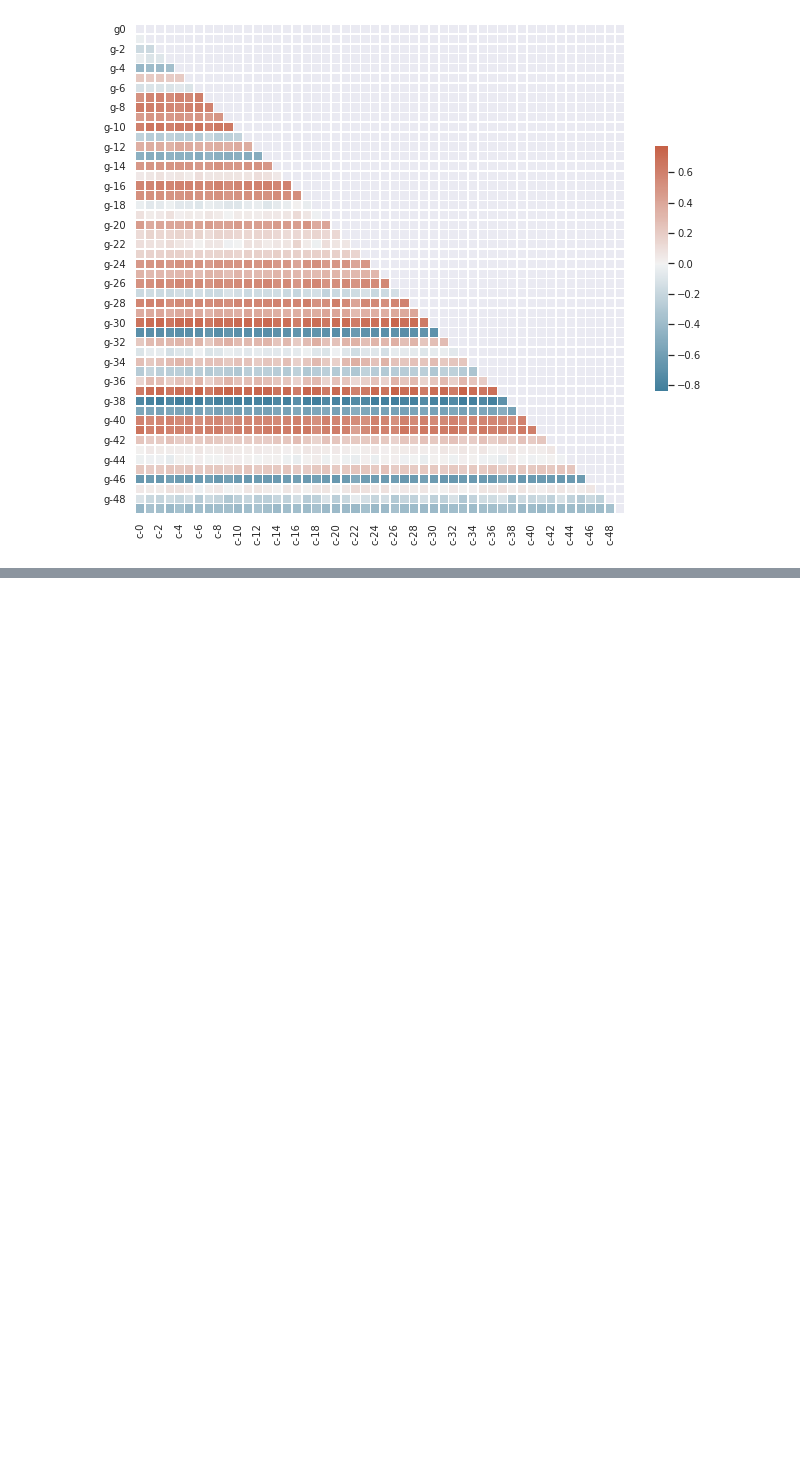
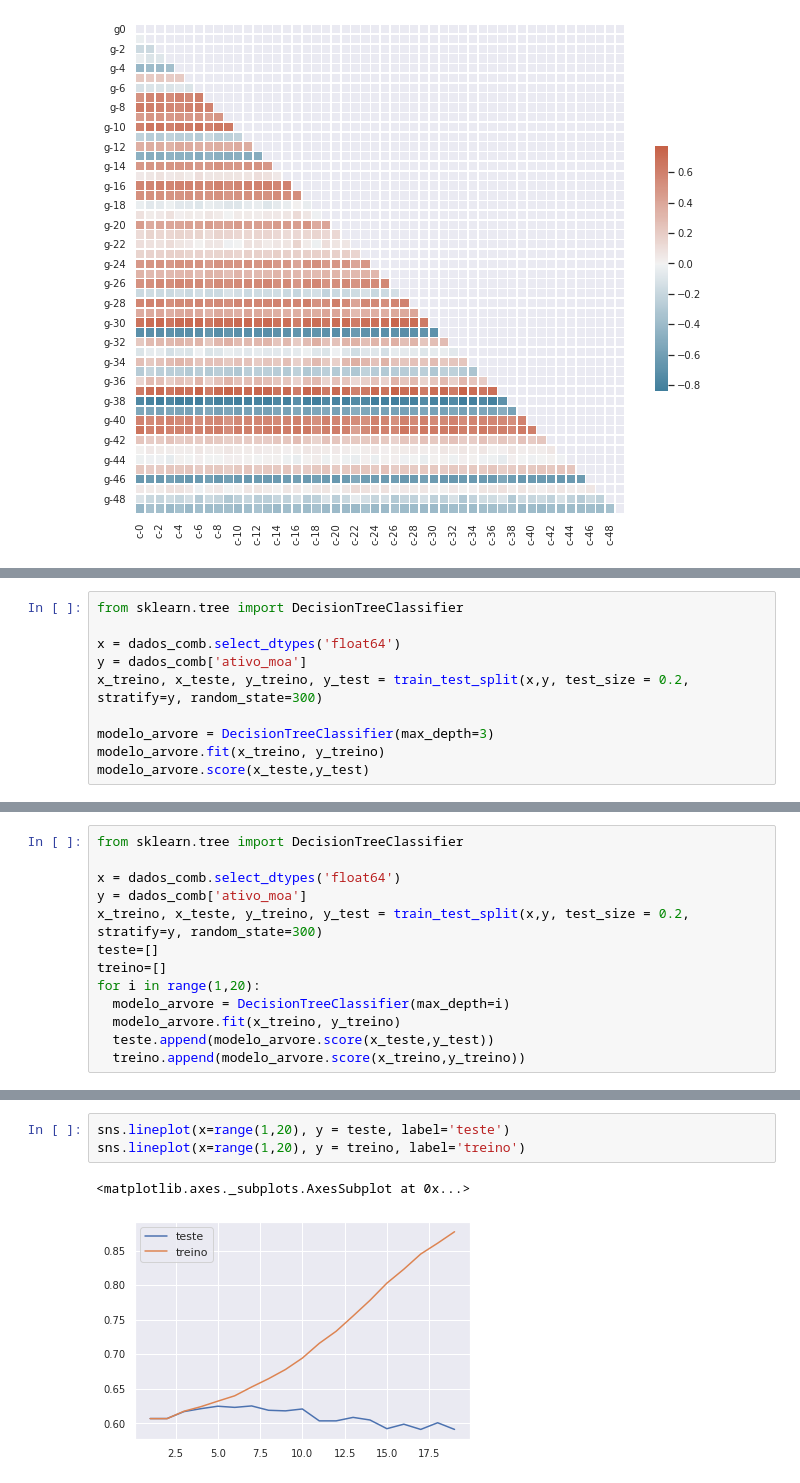
Before and after one commit to MagnusFelinto/Estudos, a Jupyter notebook: Imerção_Dados.ipynb, the cells around one changed output, grey strips where cells are left out. Drawn from its saved outputs; the diff is of its cells as text; blank space fills up the shorter version.

```diff
--- a/Imerção_Dados.ipynb
+++ b/Imerção_Dados.ipynb
@@ -862,0 +1115,10 @@ crosstab
+# %%
+from sklearn.tree import DecisionTreeClassifier
+
+x = dados_comb.select_dtypes('float64')
+y = dados_comb['ativo_moa']
+x_treino, x_teste, y_treino, y_test = train_test_split(x,y, test_size = 0.2, stratify=y, random_state=300)
+
+modelo_arvore = DecisionTreeClassifier(max_depth=3)
+modelo_arvore.fit(x_treino, y_treino)
+modelo_arvore.score(x_teste,y_test)
@@ -862,0 +1127,13 @@ crosstab
+# %%
+from sklearn.tree import DecisionTreeClassifier
+
+x = dados_comb.select_dtypes('float64')
+y = dados_comb['ativo_moa']
+x_treino, x_teste, y_treino, y_test = train_test_split(x,y, test_size = 0.2, stratify=y, random_state=300)
+teste=[]
+treino=[]
+for i in range(1,20):
+  modelo_arvore = DecisionTreeClassifier(max_depth=i)
+  modelo_arvore.fit(x_treino, y_treino)
+  teste.append(modelo_arvore.score(x_teste,y_test))
+  treino.append(modelo_arvore.score(x_treino,y_treino))
@@ -862,0 +1184,6 @@ crosstab
+# %%
+sns.lineplot(x=range(1,20), y = teste, label='teste')
+sns.lineplot(x=range(1,20), y = treino, label='treino')
+# %% [output]
+<matplotlib.axes._subplots.AxesSubplot at 0x...>
+[figure, added]
```
Also changed, not shown: parts of 44 cells of this notebook.
